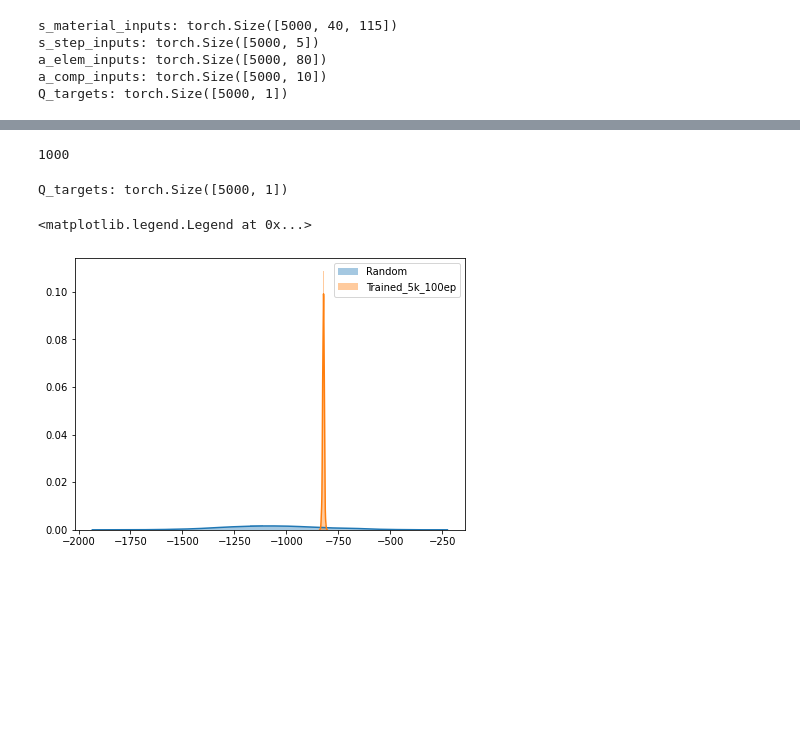
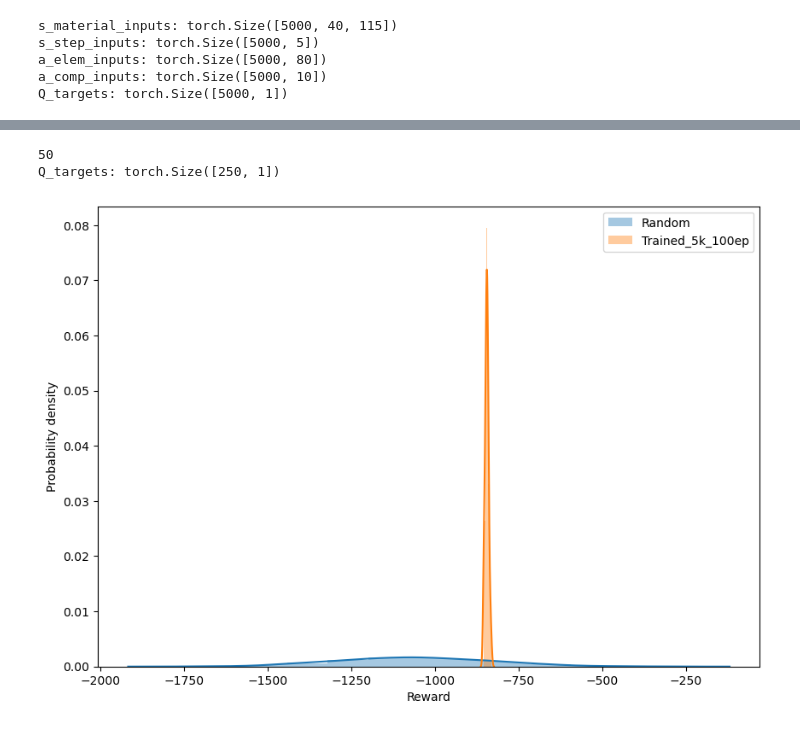
Before and after one commit to eltonpan/RL_materials_generation, a Jupyter notebook: train.ipynb, the cells around one changed output, grey strips where cells are left out. Drawn from its saved outputs; the diff is of its cells as text; code cells hidden in the pictures; blank space fills up the shorter version.

```diff
--- a/train.ipynb
+++ b/train.ipynb
@@ -254,0 +282,23 @@ Max a_comp:  tensor([0., 0., 0., 0., 1., 0., 0., 0., 0., 0.])
+# %%
+s_material = torch.tensor(onehot_target('BaTiO3'))
+s_material = s_material.reshape(1, s_material.shape[0], s_material.shape[1])
+# print(s_material.shape)
+
+s_step = torch.zeros(5)
+s_step[3] = 1.
+s_step = s_step.reshape(1, s_step.shape[0])
+# print(s_step.shape)
+
+a_elem = torch.zeros(80)
+a_elem[2] = 1.
+a_elem = a_elem.reshape(1, a_elem.shape[0])
+# print(a_elem.shape)
+
+a_comp = torch.zeros(10)
+a_comp[1] = 1.
+a_comp = a_comp.reshape(1, a_comp.shape[0])
+# print(a_comp.shape)
+
+output = dqn(s_material, s_step, a_elem, a_comp)
+print(output)
+# print(output.shape)
@@ -344,7 +396,7 @@ reward: -820.2849
 # ========= FOR TRAINED POLICY ===========
 start = time.time()
 #Generate episodes with DQN
-num_eps = 1000
+num_eps = 50
 episodes = []
 for j in range(num_eps):
     episode = generate_ep_with_dqn(dqn = dqn)
@@ -385,30 +437,31 @@ with open('./data/Q_data_trained.pkl', 'rb') as f:
     Q_data_trained = pickle.load(f)
 
 print(len(Q_data_trained))
+
+Q_targets_trained         = []
+
+for episode in Q_data_trained:
+    for step in episode:
+        # state, action, reward = step
+        _, _, Q_target = step
+        Q_target = torch.tensor([Q_target])
+        Q_targets_trained.append(Q_target)
+
+Q_targets_trained = torch.stack(Q_targets_trained)
+print('Q_targets:', Q_targets_trained.shape)
+print('')
 # %% [output]
-1000
+50
+Q_targets: torch.Size([250, 1])
-# %%
-Q_targets_trained         = []
-
-for episode in Q_data_trained:
-    for step in episode:
-        # state, action, reward = step
-        _, _, Q_target = step
-        Q_target = torch.tensor([Q_target])
-        Q_targets_trained.append(Q_target)
-
-Q_targets_trained = torch.stack(Q_targets_trained)
-print('Q_targets:', Q_targets_trained.shape)
-print('')
-# %% [output]
-Q_targets: torch.Size([5000, 1])
 # %%
 # Plot distribution of final rewards by random vs trained policy
 final_rewards_trained = Q_targets_trained[0::5].reshape(-1) # find final rewards
-plt.figure(figsize=(7,5))
+plt.figure(figsize=(10,7))
 sns.distplot(final_rewards_random, hist = True, norm_hist = True, label = 'Random')
 sns.distplot(final_rewards_trained, hist = True, norm_hist = True, label = 'Trained_5k_100ep')
+plt.ylabel('Probability density')
+plt.xlabel('Reward')
 plt.legend()
+plt.show()
 # %% [output]
-<matplotlib.legend.Legend at 0x...>
-[figure, old version]
+[figure, new version]
```
Also changed, not shown: parts of 8 cells of this notebook, 6 other files.
